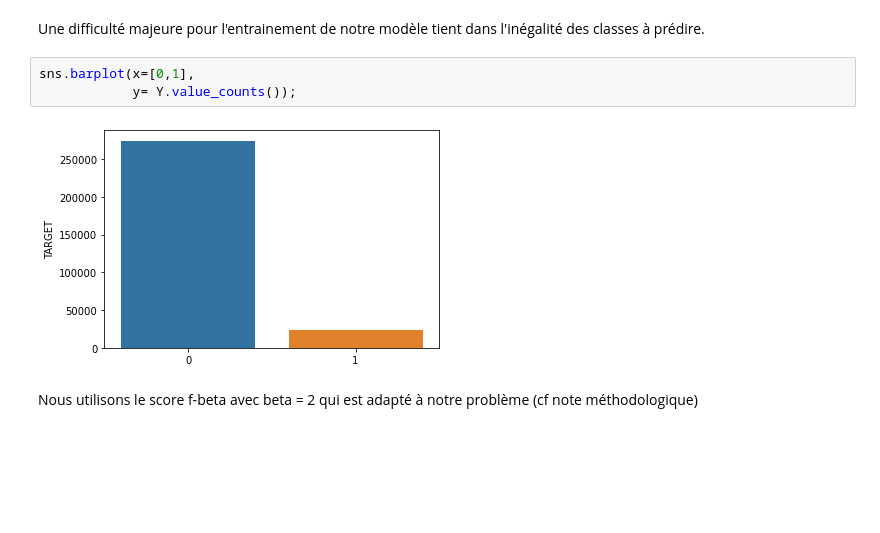
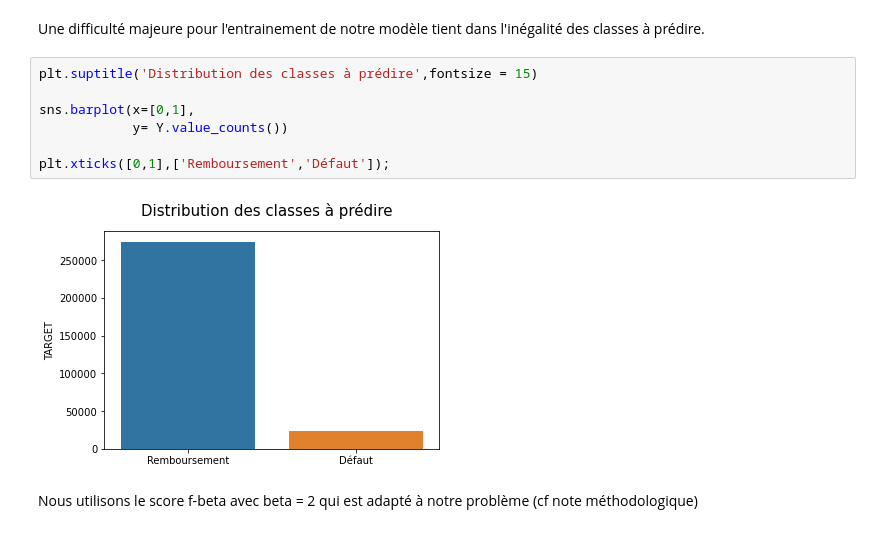
Before and after one commit to DRP-CB/projet-dashboard, a Jupyter notebook: modélisation/modélisation.ipynb, the cells around one changed output. Saved outputs shown, nothing was run; the diff lists cells and outputs as text; blank space fills up the shorter version.

```diff
--- a/modélisation/modélisation.ipynb
+++ b/modélisation/modélisation.ipynb
@@ -67,11 +67,15 @@ X_validation, X_test, y_validation, y_test = train_test_split(X_validation, y_va
                                                               test_size=0.5)
 # %% [markdown]
 Une difficulté majeure pour l'entrainement de notre modèle tient dans l'inégalité des classes à prédire.
-# %%
-sns.barplot(x=[0,1],
-            y= Y.value_counts());
-# %% [output]
-[figure, removed]
+# %%
+plt.suptitle('Distribution des classes à prédire',fontsize = 15)
+
+sns.barplot(x=[0,1],
+            y= Y.value_counts())
+
+plt.xticks([0,1],['Remboursement','Défaut']);
+# %% [output]
+[figure, added]
 # %% [markdown]
 Nous utilisons le score f-beta avec beta = 2 qui est adapté à notre problème (cf note méthodologique)
 # %%
```
Also changed, not shown: parts of 2 cells of this notebook, 2 other files.
